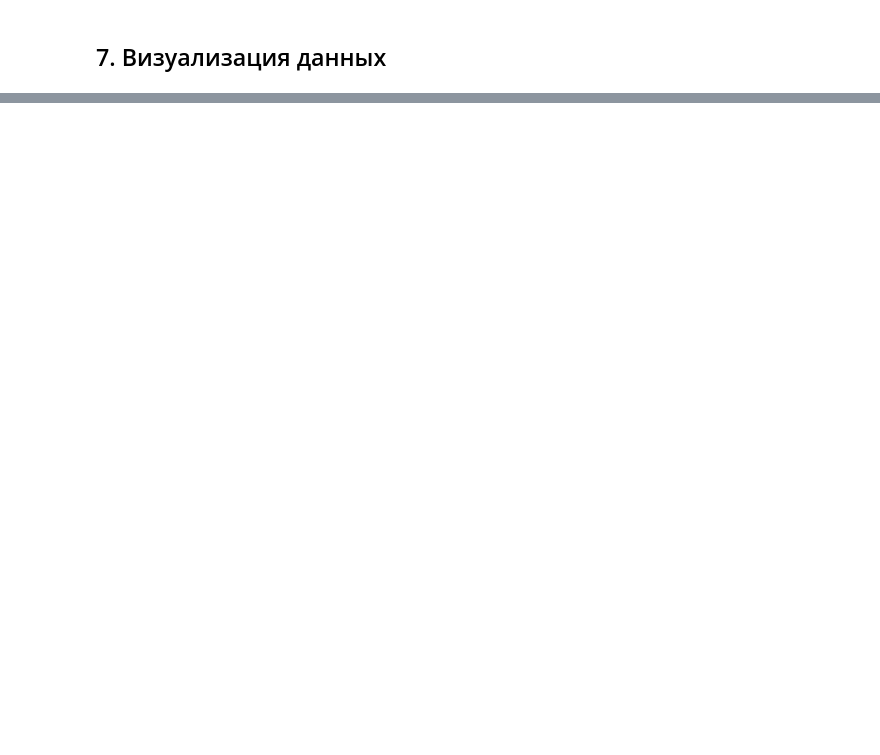
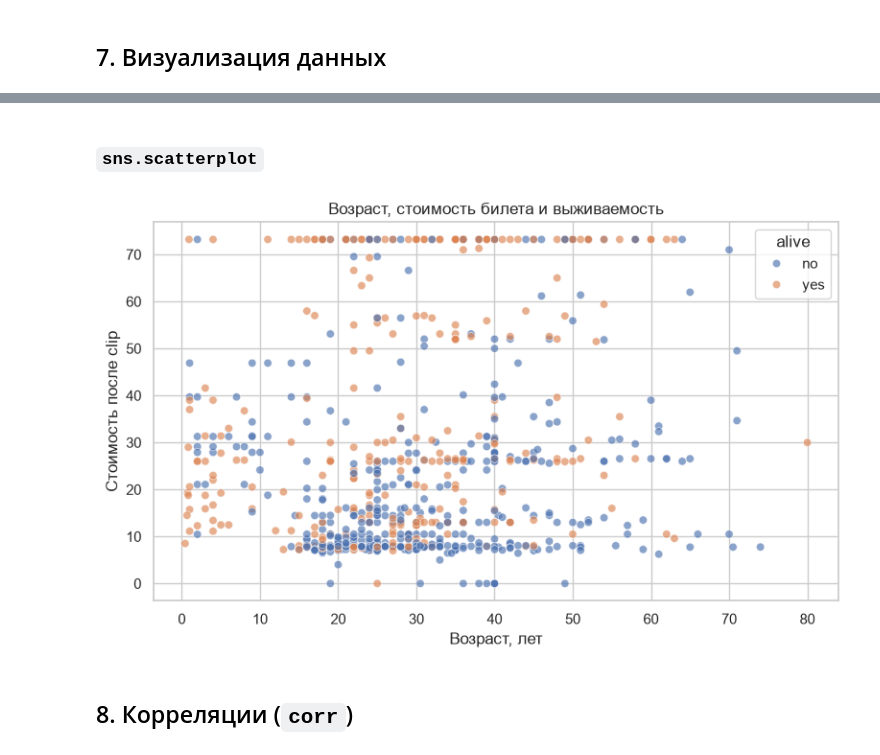
Before and after one commit to xtwze/pandas-practice, a Jupyter notebook: lab1_titanic.ipynb, the cells around one changed output, grey strips where cells are left out. Drawn from its saved outputs; the diff is of its cells as text; code cells hidden in the pictures; blank space fills up the shorter version.

```diff
--- a/lab1_titanic.ipynb
+++ b/lab1_titanic.ipynb
@@ -800,0 +607,14 @@ p-value Фишера = 2.83707e-48
+# %% [markdown]
+### `sns.scatterplot`
+# %%
+# каждая точка это пассажир, цвет показывает выжил он или нет
+sns.scatterplot(data=df_clean, x='age', y='fare', hue='alive', alpha=0.65)
+plt.title('Возраст, стоимость билета и выживаемость')
+plt.xlabel('Возраст, лет')
+plt.ylabel('Стоимость после clip')
+plt.tight_layout()
+plt.show()
+# %% [output]
+[figure, added]
+# %% [markdown]
+## 8. Корреляции (`corr`)
```
Also changed, not shown: parts of 164 cells of this notebook, 12 other files.
